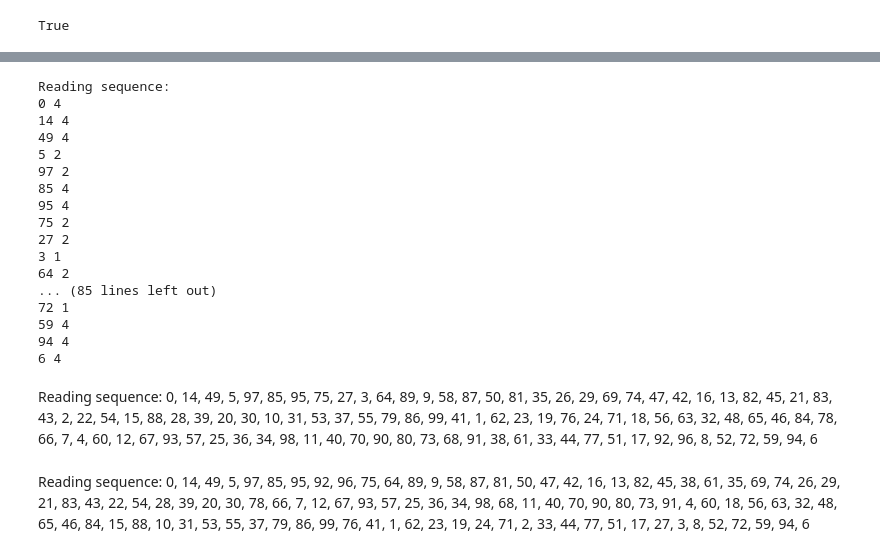
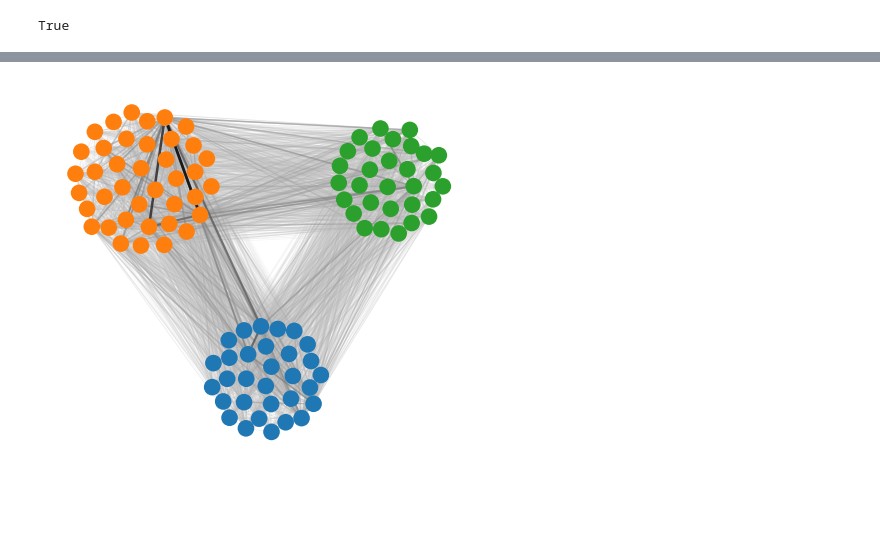
Before and after one commit to maxstollmayer/Graph-Algorithms-Project, a Jupyter notebook: cains_jawbone_graph.ipynb, the cells around one changed output, grey strips where cells are left out. Drawn from its saved outputs; the diff is of its cells as text; code cells hidden in the pictures; blank space fills up the shorter version.

```diff
--- a/cains_jawbone_graph.ipynb
+++ b/cains_jawbone_graph.ipynb
@@ -235,6 +108,0 @@ def _position_nodes(g, partition, **kwargs):
-# %%
-comm_dict = {}
-for community_index, community in enumerate(communities):
-    for node in community:
-        comm_dict[node] = community_index
-pos = community_layout(G, comm_dict)
@@ -357,39 +109,24 @@ def convert_to_adjacency_list(mst, num_pages):
-# %%
-mst = kruskal_mst(G)
-# mst = nx.maximum_spanning_tree(G).edges
-
-# Assuming `mst` is the maximium spanning tree obtained using `kruskal_mst`
-num_pages = len(G)
-adj_list = convert_to_adjacency_list(mst, num_pages)
-
-# Choose a root node (i.e. the first page in the reading sequence)
-root_node = 0
-
-# Perform depth-first traversal to obtain the reading sequence
-reading_sequence = depth_first_traversal(adj_list, root_node)
-
-print("Reading sequence:")
-for node in reading_sequence:
-    print(node, comm_dict[node])
-# %% [output]
-Reading sequence:
-0 4
-14 4
-49 4
-5 2
-97 2
-85 4
-95 4
-75 2
-27 2
-3 1
-64 2
-... (85 lines left out)
-72 1
-59 4
-94 4
-6 4
-# %% [markdown]
-Reading sequence: 0, 14, 49, 5, 97, 85, 95, 75, 27, 3, 64, 89, 9, 58, 87, 50, 81, 35, 26, 29, 69, 74, 47, 42, 16, 13, 82, 45, 21, 83, 43, 2, 22, 54, 15, 88, 28, 39, 20, 30, 10, 31, 53, 37, 55, 79, 86, 99, 41, 1, 62, 23, 19, 76, 24, 71, 18, 56, 63, 32, 48, 65, 46, 84, 78, 66, 7, 4, 60, 12, 67, 93, 57, 25, 36, 34, 98, 11, 40, 70, 90, 80, 73, 68, 91, 38, 61, 33, 44, 77, 51, 17, 92, 96, 8, 52, 72, 59, 94, 6
-# %% [markdown]
-Reading sequence: 0, 14, 49, 5, 97, 85, 95, 92, 96, 75, 64, 89, 9, 58, 87, 81, 50, 47, 42, 16, 13, 82, 45, 38, 61, 35, 69, 74, 26, 29, 21, 83, 43, 22, 54, 28, 39, 20, 30, 78, 66, 7, 12, 67, 93, 57, 25, 36, 34, 98, 68, 11, 40, 70, 90, 80, 73, 91, 4, 60, 18, 56, 63, 32, 48, 65, 46, 84, 15, 88, 10, 31, 53, 55, 37, 79, 86, 99, 76, 41, 1, 62, 23, 19, 24, 71, 2, 33, 44, 77, 51, 17, 27, 3, 8, 52, 72, 59, 94, 6
+# %%
+comm_dict = {}
+for i, community in enumerate(communities):
+    for node in community:
+        comm_dict[node] = i
+
+colors = mpl.colormaps["tab10"].colors[:len(communities)]
+node_color = {node: colors[i] for node, i in comm_dict.items()}
+
+edge_dict = {(i, j) : G.edges[(i,j)]["weight"] / stats.max() for (i, j) in G.edges}
+# %%
+Graph(
+    G,
+    node_color=node_color,
+    node_edge_width=0,
+    edge_alpha=edge_dict,
+    edge_width=edge_dict,
+    node_layout="community",
+    node_layout_kwargs=dict(node_to_community=comm_dict),
+)
+
+plt.show()
+# %% [output]
+[figure, added]
```
Also changed, not shown: parts of 29 cells of this notebook, 1 other file.
